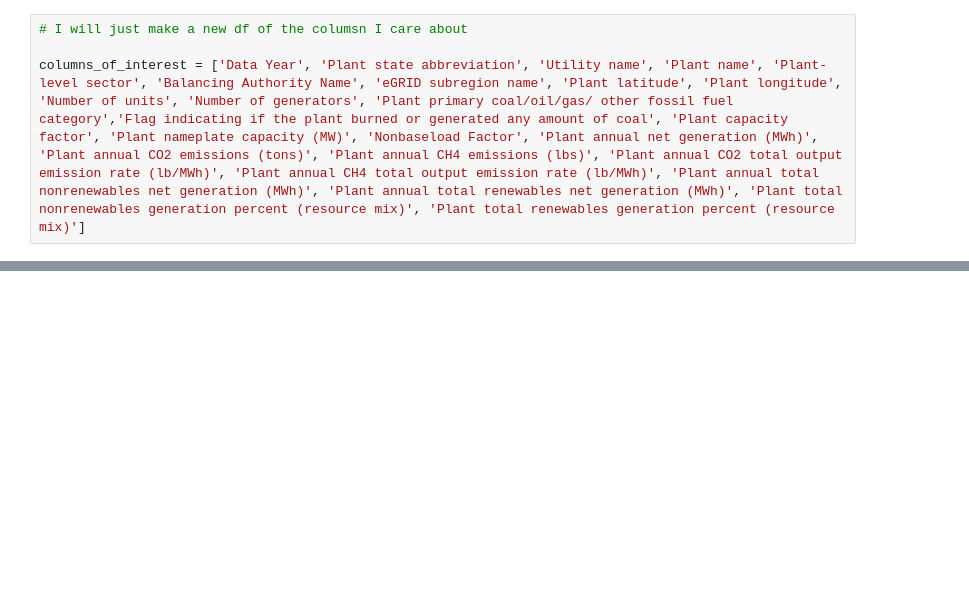
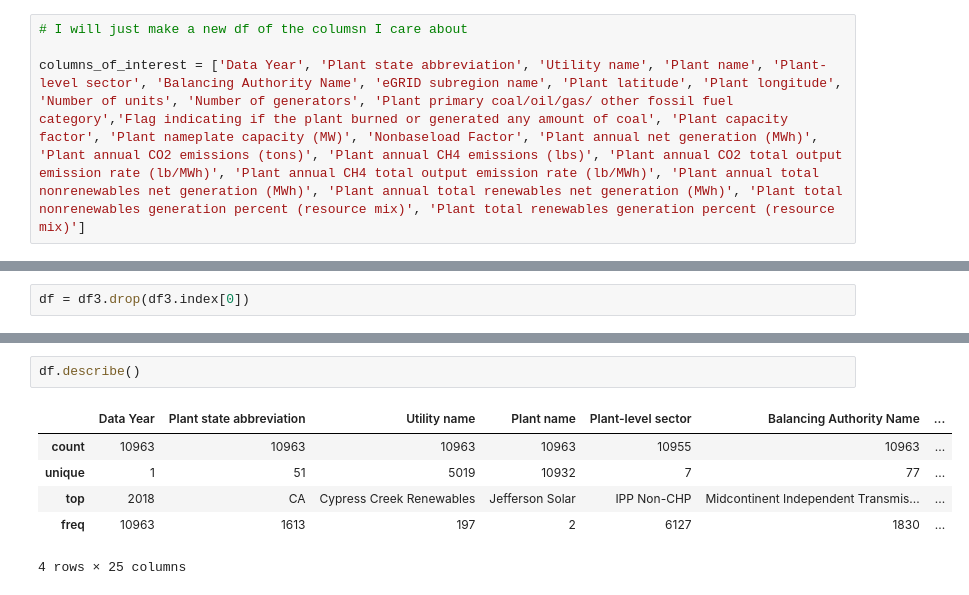
Before and after one commit to Supernerd1000/CapstoneTwo, a Jupyter notebook: CO2_Prediction_Model.ipynb, the cells around one changed output, grey strips where cells are left out. Saved outputs shown, nothing was run; the diff lists cells and outputs as text; blank space fills up the shorter version.

```diff
--- a/CO2_Prediction_Model.ipynb
+++ b/CO2_Prediction_Model.ipynb
@@ -191,0 +192,2 @@ print(df3.head())
+# %%
+df = df3.drop(df3.index[0])
@@ -191,0 +214,9 @@ print(df3.head())
+# %%
+df.describe()
+# %% [output]
+|  | Data Year | Plant state abbreviation | Utility name | Plant name | Plant-level sector | Balancing Authority Name | ... |
+| count | 10963 | 10963 | 10963 | 10963 | 10955 | 10963 | ... |
+| unique | 1 | 51 | 5019 | 10932 | 7 | 77 | ... |
+| top | 2018 | CA | Cypress Creek Renewables | Jefferson Solar | IPP Non-CHP | Midcontinent Independent Transmis... | ... |
+| freq | 10963 | 1613 | 197 | 2 | 6127 | 1830 | ... |
+4 rows × 25 columns
```
Also changed, not shown: parts of 23 cells of this notebook.
